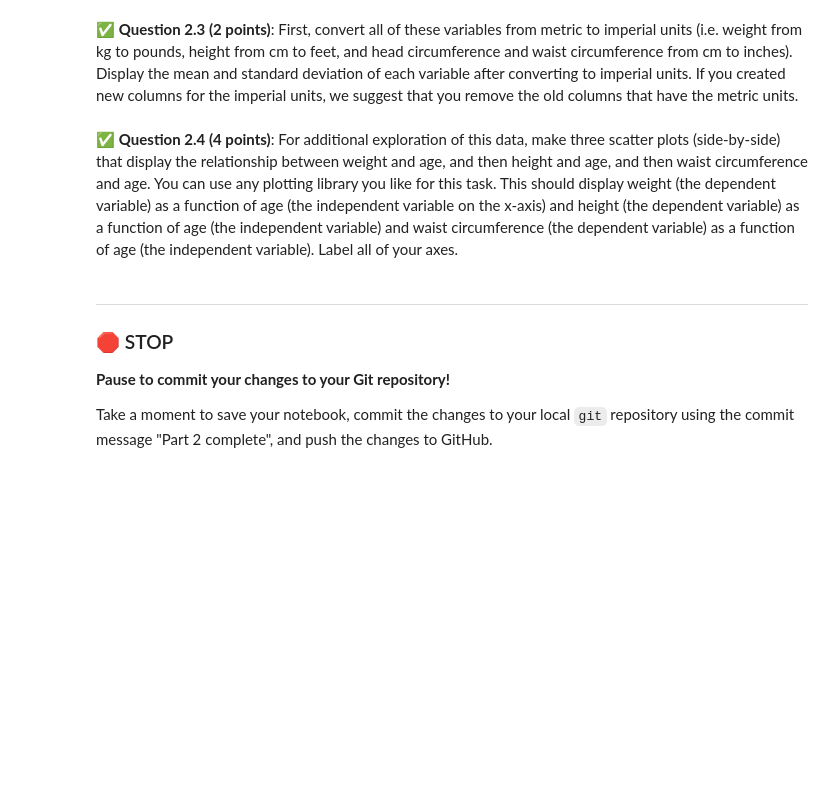
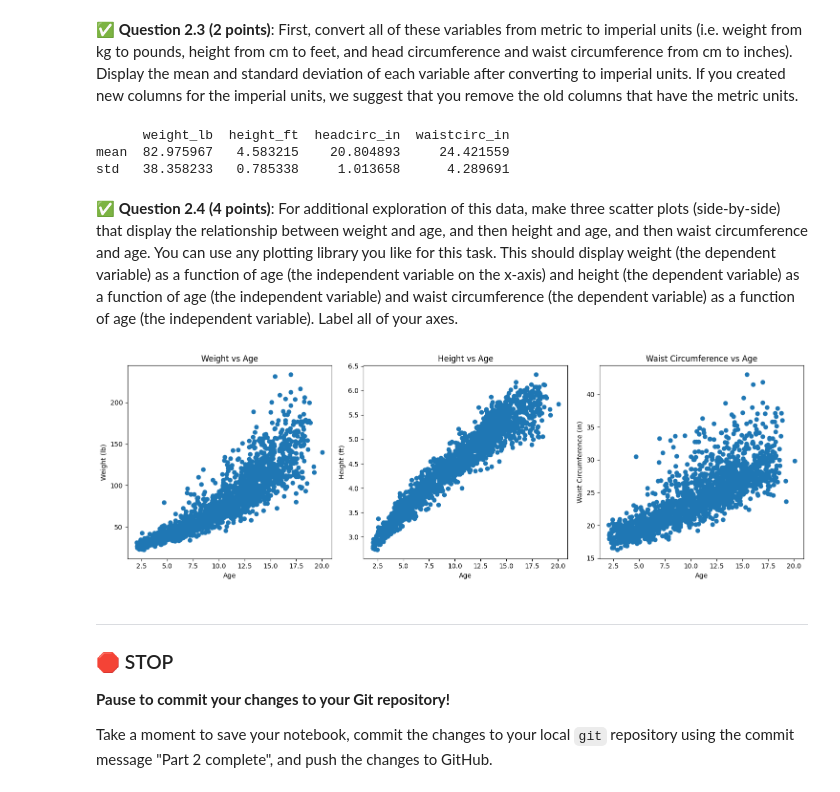
Before and after one commit to JosephM16/CMSE202-f25-turnin, a Jupyter notebook: Hw-04/HW-04_RegressionClassification-STUDENT.ipynb, the cells around one changed output. Cells and saved outputs as stored; diff of their text form; code cells hidden in the pictures; blank space fills up the shorter version.

```diff
--- a/Hw-04/HW-04_RegressionClassification-STUDENT.ipynb
+++ b/Hw-04/HW-04_RegressionClassification-STUDENT.ipynb
@@ -79,0 +78,5 @@ The dataset is available here:
+# %%
+# Put your code here
+import pandas as pd
+kid_data = pd.read_csv('https://raw.githubusercontent.com/msu-cmse-courses/cmse202-supplemental-data/main/data/anthrokids3_subset.csv')
+kid_data.head()
@@ -84,2 +92,17 @@ The dataset is available here:
+# %%
+# Put your code here
+kid_data['weight_lb'] = kid_data['weight'] * 2.20462
+kid_data['height_ft'] = kid_data['height'] / 30.48
+kid_data['headcirc_in'] = kid_data['head_circum'] * 0.393701
+kid_data['waistcirc_in'] = kid_data['waist_circum'] * 0.393701
+
+kid_data = kid_data.drop(columns=['weight', 'height', 'head_circum', 'waist_circum'])
+
+summary_stats = kid_data[['weight_lb', 'height_ft', 'headcirc_in', 'waistcirc_in']].agg(['mean', 'std'])
+print(summary_stats)
+# %% [output]
+      weight_lb  height_ft  headcirc_in  waistcirc_in
+mean  82.975967   4.583215    20.804893     24.421559
+std   38.358233   0.785338     1.013658      4.289691
 # %% [markdown]
 &#9989;  **Question 2.4 (4 points)**: For additional exploration of this data, make three scatter plots (side-by-side) that display the relationship between weight and age, and then height and age, and then waist circumference and age. You can use any plotting library you like for this task.  This should display weight (the dependent variable) as a function of age (the independent variable on the x-axis) and height (the dependent variable) as a function of age (the independent variable) and waist circumference (the dependent variable) as a function of age (the independent variable).  Label all of your axes.
@@ -88,3 +109,30 @@ The dataset is available here:
+# %%
+# Put your code here
+import matplotlib.pyplot as plt
+
+fig, axes = plt.subplots(1, 3, figsize=(15, 5))
+
+axes[0].scatter(kid_data['age'], kid_data['weight_lb'])
+axes[0].set_xlabel('Age')
+axes[0].set_ylabel('Weight (lb)')
+axes[0].set_title('Weight vs Age')
+
+axes[1].scatter(kid_data['age'], kid_data['height_ft'])
+axes[1].set_xlabel('Age')
+axes[1].set_ylabel('Height (ft)')
+axes[1].set_title('Height vs Age')
+
+axes[2].scatter(kid_data['age'], kid_data['waistcirc_in'])
+axes[2].set_xlabel('Age')
+axes[2].set_ylabel('Waist Circumference (in)')
+axes[2].set_title('Waist Circumference vs Age')
+
+plt.tight_layout()
+
+# Show the plots
+plt.show()
+# %% [output]
+[figure, added]
 # %% [markdown]
 ---
 ### &#128721; STOP
```
Also changed, not shown: parts of 7 cells of this notebook.
